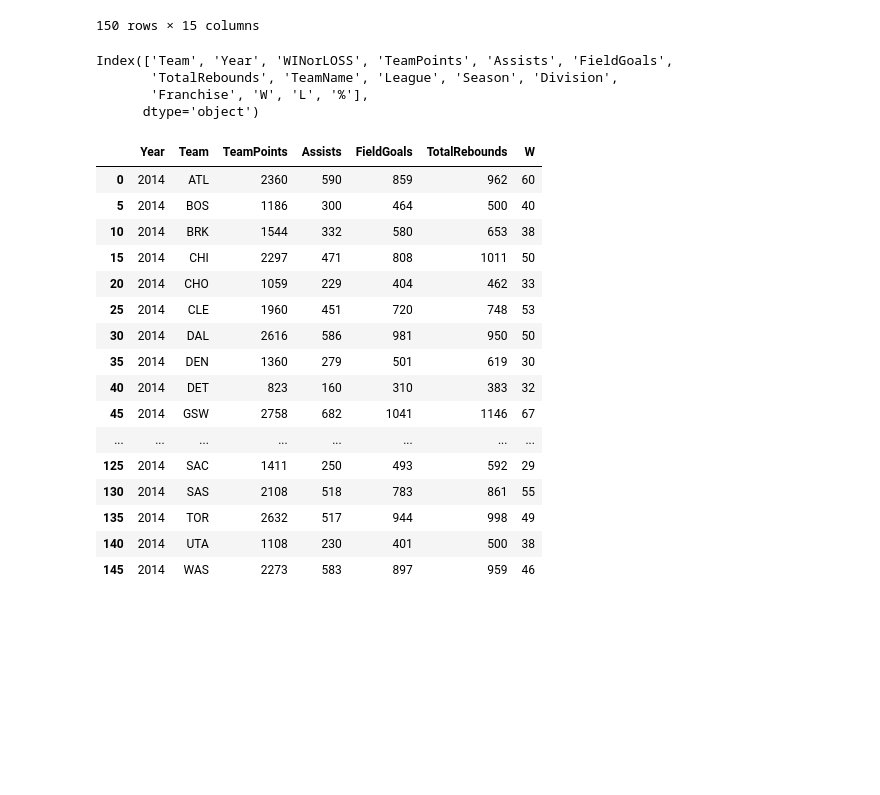
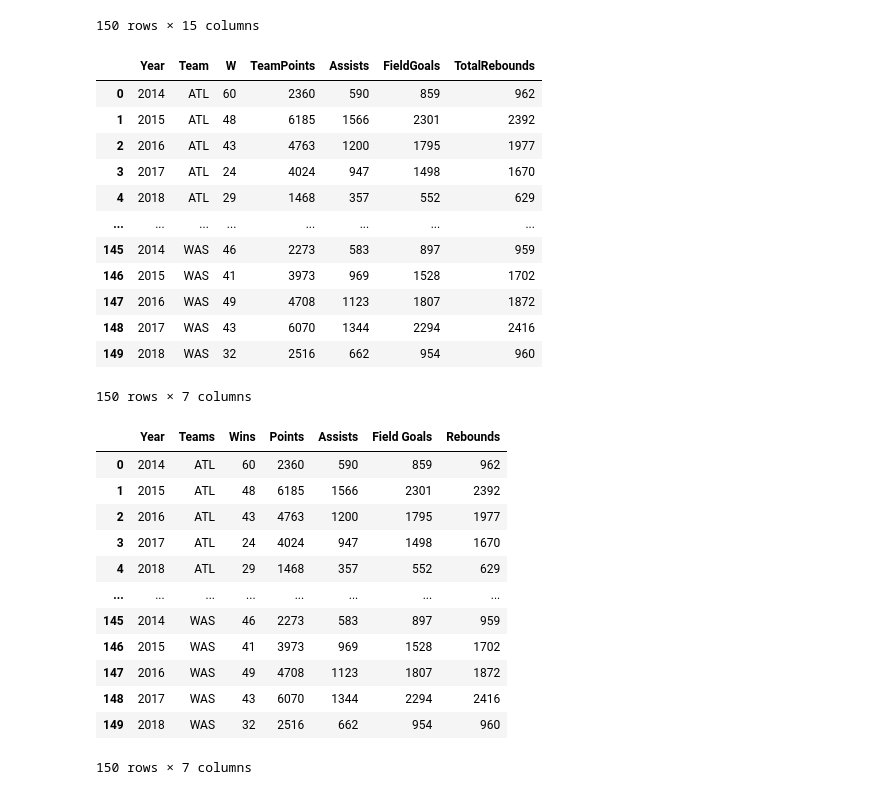
Before and after one commit to lovenalee/Ballers-Project1-Do-You-Really-Know-The-NBA-, a Jupyter notebook: team_traditional_stats.ipynb, the cells around one changed output. Drawn from its saved outputs; the diff is of its cells as text; code cells hidden in the pictures; blank space fills up the shorter version.

```diff
--- a/team_traditional_stats.ipynb
+++ b/team_traditional_stats.ipynb
@@ -28,40 +28,43 @@ merged_df
 150 rows × 15 columns
 # %%
 #merged_df.to_csv("output/merged_df.csv", encoding="utf-8", index=False, header=True)
-# %%
-merged_df.columns
-# %% [output]
-Index(['Team', 'Year', 'WINorLOSS', 'TeamPoints', 'Assists', 'FieldGoals',
-       'TotalRebounds', 'TeamName', 'League', 'Season', 'Division',
-       'Franchise', 'W', 'L', '%'],
-      dtype='object')
 # %%
-yr2014_df = merged_df.loc[merged_df['Year'] == 2014, ['Year','Team','TeamPoints','Assists','FieldGoals','TotalRebounds','W']]
-#yr2014_df
+merged_sort = merged_df.loc[:,['Year','Team','W','TeamPoints','Assists','FieldGoals','TotalRebounds']]
+merged_sort
 # %% [output]
-|  | Year | Team | TeamPoints | Assists | FieldGoals | TotalRebounds | W |
-| 0 | 2014 | ATL | 2360 | 590 | 859 | 962 | 60 |
-| 5 | 2014 | BOS | 1186 | 300 | 464 | 500 | 40 |
-| 10 | 2014 | BRK | 1544 | 332 | 580 | 653 | 38 |
-| 15 | 2014 | CHI | 2297 | 471 | 808 | 1011 | 50 |
-| 20 | 2014 | CHO | 1059 | 229 | 404 | 462 | 33 |
-| 25 | 2014 | CLE | 1960 | 451 | 720 | 748 | 53 |
-| 30 | 2014 | DAL | 2616 | 586 | 981 | 950 | 50 |
-| 35 | 2014 | DEN | 1360 | 279 | 501 | 619 | 30 |
-| 40 | 2014 | DET | 823 | 160 | 310 | 383 | 32 |
-| 45 | 2014 | GSW | 2758 | 682 | 1041 | 1146 | 67 |
+|  | Year | Team | W | TeamPoints | Assists | FieldGoals | TotalRebounds |
+| 0 | 2014 | ATL | 60 | 2360 | 590 | 859 | 962 |
+| 1 | 2015 | ATL | 48 | 6185 | 1566 | 2301 | 2392 |
+| 2 | 2016 | ATL | 43 | 4763 | 1200 | 1795 | 1977 |
+| 3 | 2017 | ATL | 24 | 4024 | 947 | 1498 | 1670 |
+| 4 | 2018 | ATL | 29 | 1468 | 357 | 552 | 629 |
 | ... | ... | ... | ... | ... | ... | ... | ... |
-| 125 | 2014 | SAC | 1411 | 250 | 493 | 592 | 29 |
-| 130 | 2014 | SAS | 2108 | 518 | 783 | 861 | 55 |
-| 135 | 2014 | TOR | 2632 | 517 | 944 | 998 | 49 |
-| 140 | 2014 | UTA | 1108 | 230 | 401 | 500 | 38 |
-| 145 | 2014 | WAS | 2273 | 583 | 897 | 959 | 46 |
+| 145 | 2014 | WAS | 46 | 2273 | 583 | 897 | 959 |
+| 146 | 2015 | WAS | 41 | 3973 | 969 | 1528 | 1702 |
+| 147 | 2016 | WAS | 49 | 4708 | 1123 | 1807 | 1872 |
+| 148 | 2017 | WAS | 43 | 6070 | 1344 | 2294 | 2416 |
+| 149 | 2018 | WAS | 32 | 2516 | 662 | 954 | 960 |
+150 rows × 7 columns
 # %%
-yr2014_clean = yr2014_df.rename(columns={'Year': 'Year',
+merged_clean = merged_sort.rename(columns={'Year': 'Year',
                                          'Team': 'Teams',
                                          'TeamPoints':'Points',
                                          'Assists': 'Assists',
                                          'FieldGoals': 'Field Goals',
                                          'TotalRebounds':'Rebounds',
-                                         'W': 'Wins'}).reset_index()
-#yr2014_clean
+                                         'W': 'Wins'}).reset_index(drop=True)
+merged_clean
+# %% [output]
+|  | Year | Teams | Wins | Points | Assists | Field Goals | Rebounds |
+| 0 | 2014 | ATL | 60 | 2360 | 590 | 859 | 962 |
+| 1 | 2015 | ATL | 48 | 6185 | 1566 | 2301 | 2392 |
+| 2 | 2016 | ATL | 43 | 4763 | 1200 | 1795 | 1977 |
+| 3 | 2017 | ATL | 24 | 4024 | 947 | 1498 | 1670 |
+| 4 | 2018 | ATL | 29 | 1468 | 357 | 552 | 629 |
+| ... | ... | ... | ... | ... | ... | ... | ... |
+| 145 | 2014 | WAS | 46 | 2273 | 583 | 897 | 959 |
+| 146 | 2015 | WAS | 41 | 3973 | 969 | 1528 | 1702 |
+| 147 | 2016 | WAS | 49 | 4708 | 1123 | 1807 | 1872 |
+| 148 | 2017 | WAS | 43 | 6070 | 1344 | 2294 | 2416 |
+| 149 | 2018 | WAS | 32 | 2516 | 662 | 954 | 960 |
+150 rows × 7 columns
```
Also changed, not shown: parts of 2 cells of this notebook.
